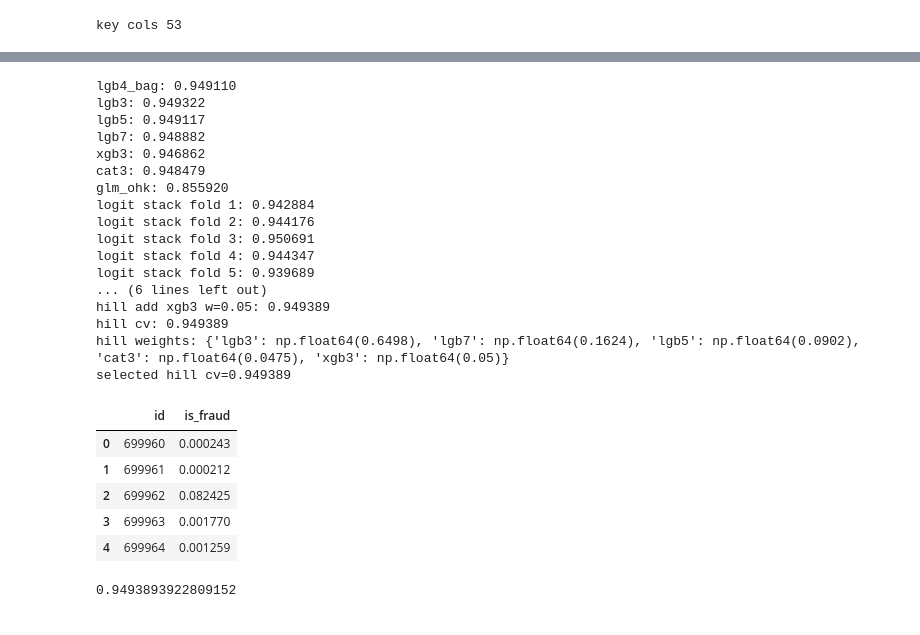
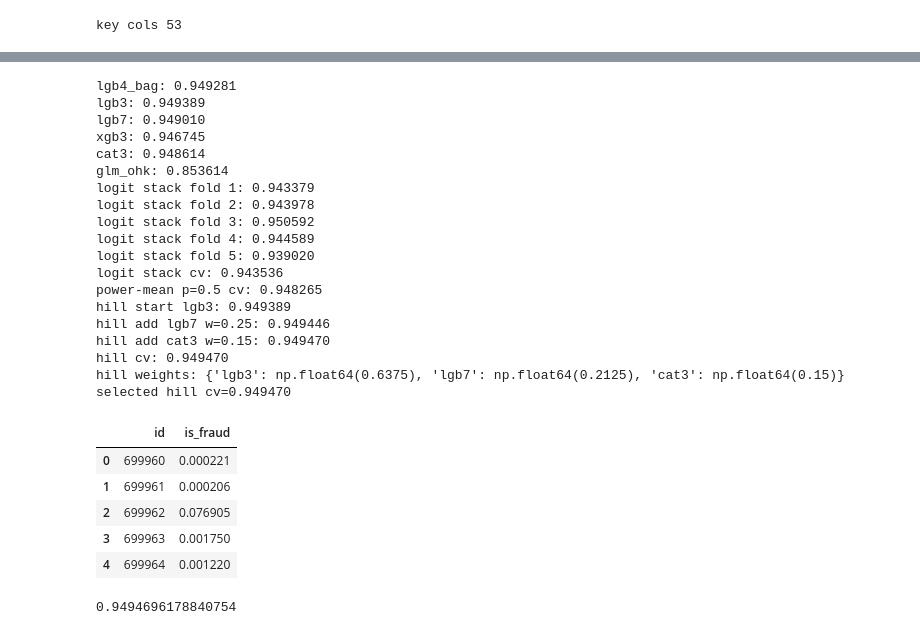
Before and after one commit to oivler/kaggle-credit-card-fraud, a Jupyter notebook: model.ipynb, the cells around one changed output, grey strips where cells are left out. Saved outputs shown, nothing was run; the diff lists cells and outputs as text; code cells hidden in the pictures.

```diff
--- a/model.ipynb
+++ b/model.ipynb
@@ -478,9 +466,9 @@ def make_key_frame(df):
     parts = {}
     for col in digit_num_cols:
         parts[f"v_{col}"] = col + "=" + df[col].astype(str)
-        parts[f"id1_{col}"] = f"{col}_id1=" + df[f"{col}_id1"].astype(str)
         parts[f"id2_{col}"] = f"{col}_id2=" + df[f"{col}_id2"].astype(str)
         parts[f"p12_{col}"] = f"{col}_pair12=" + df[f"{col}_pair12"].astype(str)
+        parts[f"lead_{col}"] = f"{col}_lead=" + df[f"{col}_lead"].astype(str)
         for k in range(1, 5):
             parts[f"d{k}_{col}"] = f"{col}_dig{k}=" + df[f"{col}_dig{k}"].astype(str)
     for col in cat_cols:
@@ -492,7 +480,7 @@ oof_preds = {}
 test_preds = {}
 train_key_df = make_key_frame(X)
 test_key_df = make_key_frame(X_test)
-te_logit_cols = [f"{c}_te" for c in te_cols] + [f"{c}_woe" for c in te_cols]
+te_logit_cols = [f"{c}_te" for c in te_cols]
 print("key cols", train_key_df.shape[1])
 # %% [output]
 key cols 53
@@ -563,15 +548,0 @@ lgb3 cv: 0.949322
-# %%
-oof_lgb5 = np.zeros(len(X))
-pred_lgb5 = np.zeros(len(X_test))
-
-for fold, (tr_idx, va_idx) in enumerate(skf.split(X, y), start=1):
-    X_tr, y_tr = X.iloc[tr_idx], y.iloc[tr_idx]
-    X_va, y_va = X.iloc[va_idx], y.iloc[va_idx]
-    model = fit_lgb(X_tr, y_tr, X_va, y_va, seed=150 + fold, num_leaves=5, max_depth=3, lr=0.02)
-    oof_lgb5[va_idx] = model.predict_proba(X_va[feature_cols])[:, 1]
-    pred_lgb5 += model.predict_proba(X_test[feature_cols])[:, 1] / skf.n_splits
-    print(f"lgb5 fold {fold}: {roc_auc_score(y_va, oof_lgb5[va_idx]):.6f} iter={model.best_iteration_}")
-
-print(f"lgb5 cv: {roc_auc_score(y, oof_lgb5):.6f}")
-oof_preds["lgb5"] = oof_lgb5
-test_preds["lgb5"] = pred_lgb5
@@ -737,11 +701,11 @@ for fold, (tr_idx, va_idx) in enumerate(skf.split(oof_matrix, y), start=1):
     print(f"logit stack fold {fold}: {roc_auc_score(y.iloc[va_idx], oof_logit[va_idx]):.6f}")
 print(f"logit stack cv: {roc_auc_score(y, oof_logit):.6f}")
 
-oof_rank = np.mean([rankdata(oof_preds[k]) for k in member_names], axis=0)
-test_rank = np.mean([rankdata(test_preds[k]) for k in member_names], axis=0)
-oof_rank = oof_rank / (len(oof_rank) + 1.0)
-test_rank = test_rank / (len(test_rank) + 1.0)
-print(f"rank-mean cv: {roc_auc_score(y, oof_rank):.6f}")
+eps = 1e-6
+p = 0.5
+oof_pow = np.mean([np.clip(oof_preds[k], eps, 1 - eps) ** p for k in member_names], axis=0) ** (1 / p)
+test_pow = np.mean([np.clip(test_preds[k], eps, 1 - eps) ** p for k in member_names], axis=0) ** (1 / p)
+print(f"power-mean p={p} cv: {roc_auc_score(y, oof_pow):.6f}")
 
 def hill_climb(oof_dict, y_arr, max_models=8):
     remaining = dict(oof_dict)
@@ -767,54 +731,56 @@ def hill_climb(oof_dict, y_arr, max_models=8):
             for k in weights:
                 weights[k] *= (1 - w)
             weights[name] = weights.get(name, 0.0) + w
             blend = trial
             remaining.pop(name)
             print(f"hill add {name} w={w:.2f}: {best_auc:.6f}")
     return blend, weights, best_auc
 
 oof_hill, hill_weights, hill_auc = hill_climb(oof_preds, y)
 test_hill = np.zeros(len(X_test))
 for name, w in hill_weights.items():
     test_hill += w * test_preds[name]
 print(f"hill cv: {hill_auc:.6f}")
 print("hill weights:", {k: round(v, 4) for k, v in hill_weights.items()})
 
 candidates = {
     "logit": (roc_auc_score(y, oof_logit), test_logit),
-    "rank_mean": (roc_auc_score(y, oof_rank), test_rank),
+    "power_mean": (roc_auc_score(y, oof_pow), test_pow),
     "hill": (hill_auc, test_hill),
 }
 best_name = max(candidates, key=lambda k: candidates[k][0])
 cv_auc, test_pred = candidates[best_name]
 print(f"selected {best_name} cv={cv_auc:.6f}")
 
 submission = sample_submission.copy()
 submission["is_fraud"] = test_pred
 submission.to_csv("submission.csv", index=False)
 display(submission.head())
 print(cv_auc)
 # %% [output]
-lgb4_bag: 0.949110
-lgb3: 0.949322
-lgb5: 0.949117
-lgb7: 0.948882
-xgb3: 0.946862
-cat3: 0.948479
-glm_ohk: 0.855920
-logit stack fold 1: 0.942884
-logit stack fold 2: 0.944176
-logit stack fold 3: 0.950691
-logit stack fold 4: 0.944347
-logit stack fold 5: 0.939689
-... (6 lines left out)
-hill add xgb3 w=0.05: 0.949389
-hill cv: 0.949389
-hill weights: {'lgb3': np.float64(0.6498), 'lgb7': np.float64(0.1624), 'lgb5': np.float64(0.0902), 'cat3': np.float64(0.0475), 'xgb3': np.float64(0.05)}
-selected hill cv=0.949389
+lgb4_bag: 0.949281
+lgb3: 0.949389
+lgb7: 0.949010
+xgb3: 0.946745
+cat3: 0.948614
+glm_ohk: 0.853614
+logit stack fold 1: 0.943379
+logit stack fold 2: 0.943978
+logit stack fold 3: 0.950592
+logit stack fold 4: 0.944589
+logit stack fold 5: 0.939020
+logit stack cv: 0.943536
+power-mean p=0.5 cv: 0.948265
+hill start lgb3: 0.949389
+hill add lgb7 w=0.25: 0.949446
+hill add cat3 w=0.15: 0.949470
+hill cv: 0.949470
+hill weights: {'lgb3': np.float64(0.6375), 'lgb7': np.float64(0.2125), 'cat3': np.float64(0.15)}
+selected hill cv=0.949470
 |  | id | is_fraud |
-| 0 | 699960 | 0.000243 |
-| 1 | 699961 | 0.000212 |
-| 2 | 699962 | 0.082425 |
-| 3 | 699963 | 0.001770 |
-| 4 | 699964 | 0.001259 |
+| 0 | 699960 | 0.000221 |
+| 1 | 699961 | 0.000206 |
+| 2 | 699962 | 0.076905 |
+| 3 | 699963 | 0.001750 |
+| 4 | 699964 | 0.001220 |
-0.9493893922809152
+0.9494696178840754
```
Also changed, not shown: parts of 10 cells of this notebook.
